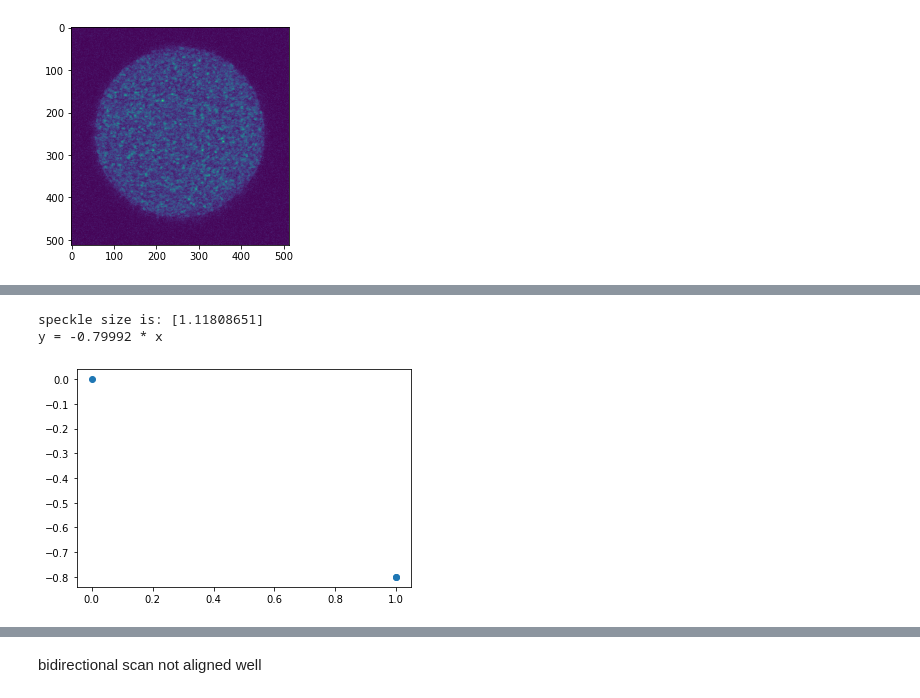
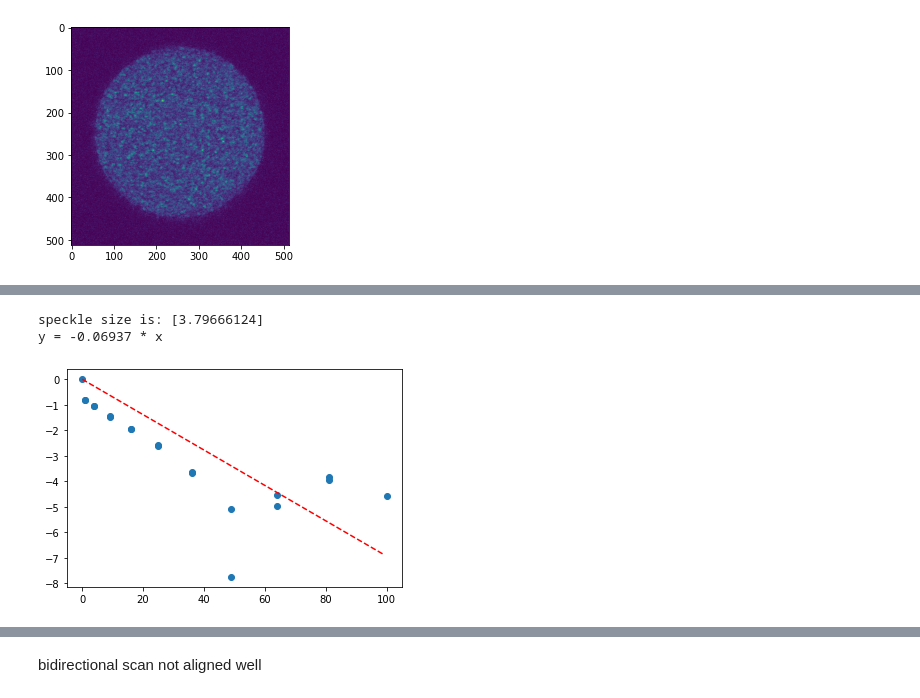
Before and after one commit to wwy-wwy-wwy/Speckle_project, a Jupyter notebook: Spatial autocorrelation.ipynb, the cells around one changed output, grey strips where cells are left out. Saved outputs shown, nothing was run; the diff lists cells and outputs as text; code cells hidden in the pictures.

```diff
--- a/Spatial autocorrelation.ipynb
+++ b/Spatial autocorrelation.ipynb
@@ -40,6 +40,7 @@ def spatial_correlation(example_img, sp_shape,ROI):
             spcorrelation_map[dy+math.floor(sp_shape/2)][dx+math.floor(sp_shape/2)]=copy.deepcopy(numerator/(denum_1*denum_2)-1)
     normalization=spcorrelation_map[math.floor(sp_shape/2)][math.floor(sp_shape/2)]
     spcorrelation_map=spcorrelation_map/normalization
+    sns.heatmap(spcorrelation_map)
     return spcorrelation_map
 # %%
 def plot_spmap(spcorrelation_map):
@@ -97,6 +107,46 @@ def calculate_speckle_size(spcorrelation_map,startidx,endidx,plotBoolean=True):
 
 def objective(x, a):
 	return a * x
+# %%
+def calculate_speckle_size_x_direction(spcorrelation_map,startidx,endidx,plotBoolean=True):
+    x_radius=np.arange(-spcorrelation_map.shape[0]/2,spcorrelation_map.shape[0]/2,1)
+    radius_squared=x_radius**2
+    spcorrelation_map_x=spcorrelation_map[int(spcorrelation_map.shape[0]/2)][:]
+    log_correlation=np.log(abs(spcorrelation_map_x))
+    combined_list=[]
+    combined_list.append(radius_squared)
+    combined_list.append(log_correlation)
+    combined_list=np.array(combined_list)
+    combined_list_sorted=np.array(sorted(combined_list.transpose(),key=lambda lst:lst[1],reverse=True)).transpose()
+    if plotBoolean==True:
+        x, y = combined_list_sorted[0][startidx:endidx], combined_list_sorted[1][startidx:endidx]
+        # curve fit
+        popt, _ = curve_fit(objective, x, y)
+        # summarize the parameter values
+        a= popt
+        print("speckle size is:",np.sqrt(-1/a))
+        print('y = %.5f * x' % (a))
+        # plot input vs output
+        plt.scatter(x, y)
+
+        # define a sequence of inputs between the smallest and largest known inputs
+        x_line = np.arange(min(x), max(x), 1)
+        # calculate the output for the range
+        y_line = objective(x_line, a)
+        # create a line plot for the mapping function
+        plt.plot(x_line, y_line, '--', color='red')
+        plt.show()
+        return np.sqrt(-1/a),a
+    else:
+        x, y = combined_list_sorted[0][0:20], combined_list_sorted[1][0:20]
+        # curve fit
+        popt, _ = curve_fit(objective, x, y)
+        # summarize the parameter values
+        a= popt
+        return np.sqrt(-1/a)
+
+def objective(x, a):
+	return a * x
 # %%
 def reconstruct_curve(spcorrelation_map,a):
     xv, yv = np.meshgrid(np.arange(-math.floor(spcorrelation_map.shape[0]/2),math.floor(spcorrelation_map.shape[0]/2),1),np.arange(-math.floor(spcorrelation_map.shape[1]/2),math.floor(spcorrelation_map.shape[1]/2),1))
@@ -192,6 +264,6 @@ plot_spmap(spmap_fresh_20)
 # %%
-size_fresh,a_fresh=calculate_speckle_size(spmap_fresh_20,0,3)
+size_fresh,a_fresh=calculate_speckle_size_x_direction(spmap_fresh_20,0,20)
 # %% [output]
-speckle size is: [1.11808651]
-y = -0.79992 * x
+speckle size is: [3.79666124]
+y = -0.06937 * x
-[figure, old version]
+[figure, new version]
```
Also changed, not shown: parts of 57 cells of this notebook, 4 other files.
